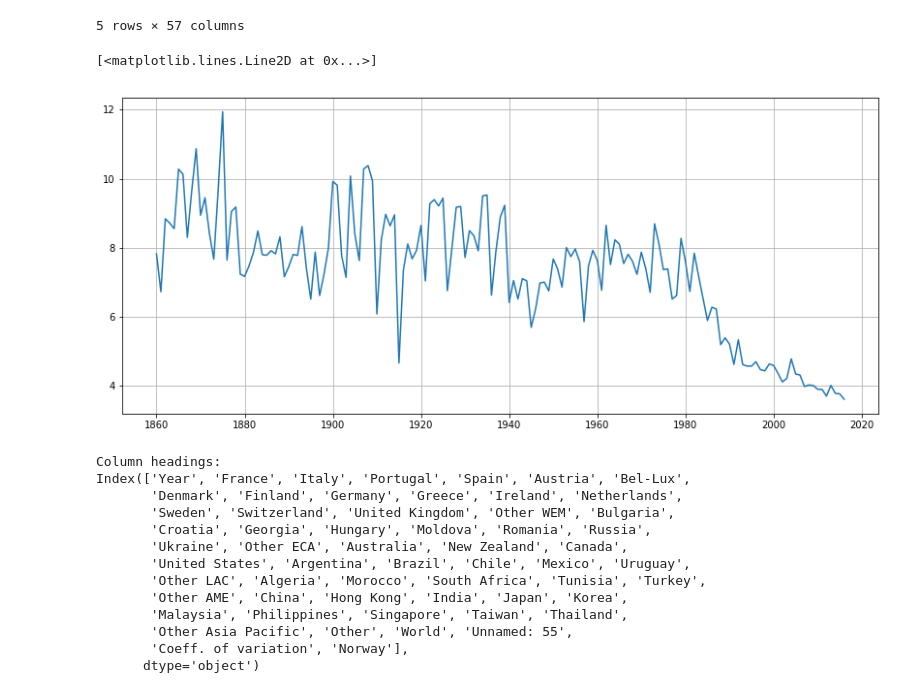
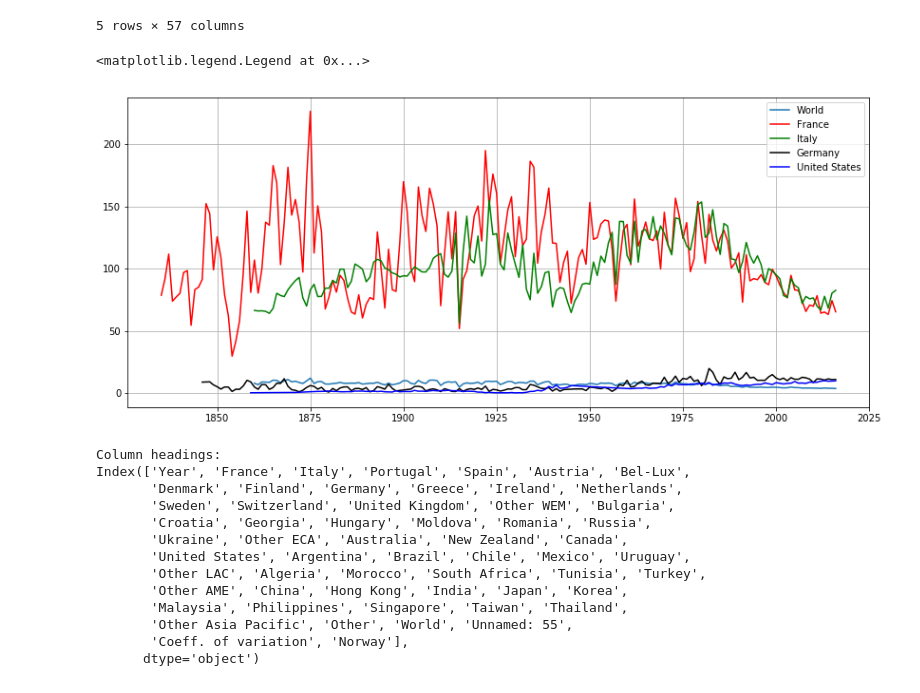
Before and after one commit to renatonico/Pygeons, a Jupyter notebook: notebooks/renato.ipynb, the cells around one changed output. Drawn from its saved outputs; the diff is of its cells as text; code cells hidden in the pictures.

```diff
--- a/notebooks/renato.ipynb
+++ b/notebooks/renato.ipynb
@@ -117,12 +112,22 @@ Index(['Year', 'France', 'Italy', 'Portugal', 'Spain', 'Austria', 'Bel-Lux',
 # %%
 years = T8_df.Year
 prodpc = T8_df.World
+prodpcUS = T8_df['United States']
+prodpcIT = T8_df.Italy
+prodpcDE = T8_df.Germany
+prodpcFR = T8_df.France
+
 plt.figure(figsize=(14,6))
 plt.grid()
 plt.plot(years,prodpc)
+plt.plot(years,prodpcFR, color='r')
+plt.plot(years,prodpcIT, color='g')
+plt.plot(years,prodpcDE, color='k')
+plt.plot(years,prodpcUS, color='b')
+plt.legend()
 # %% [output]
-[<matplotlib.lines.Line2D at 0x...>]
+<matplotlib.legend.Legend at 0x...>
-[figure, old version]
+[figure, new version]
 # %%
 T34_df = pd.read_excel(file, sheet_name='T34 Wine consumption vol', skiprows=1)
 T34_df.rename(columns={'Unnamed: 0': 'Year'}, inplace=True)
```
Also changed, not shown: parts of 5 cells of this notebook.
